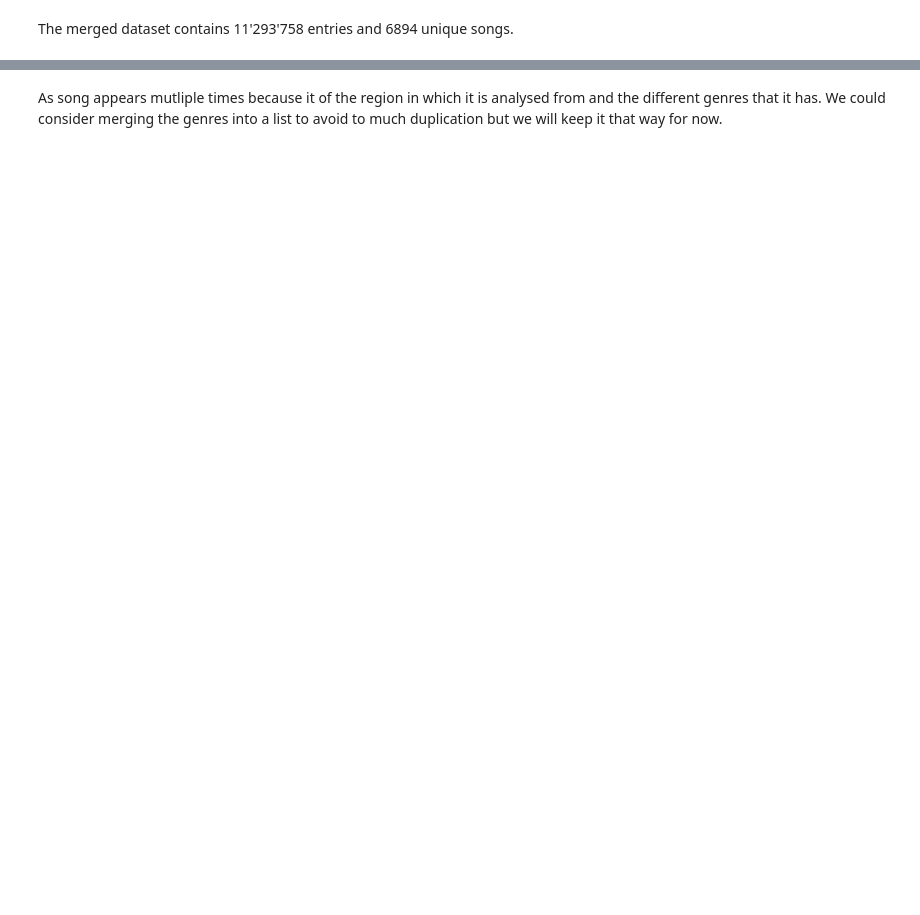
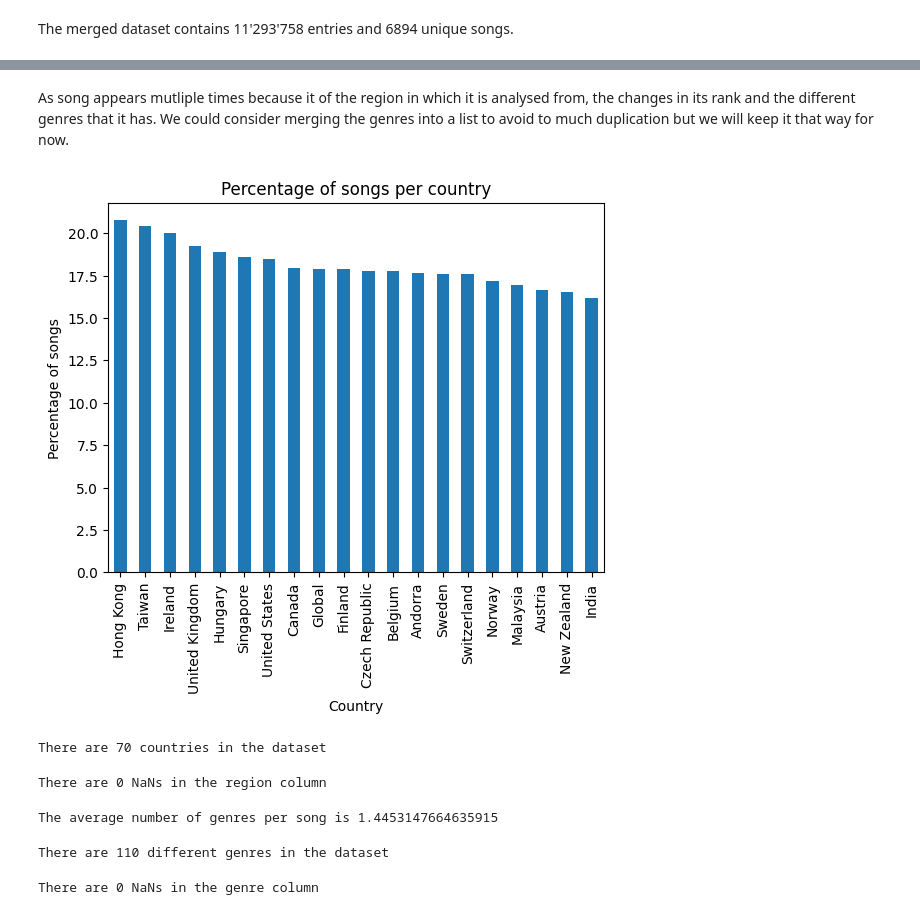
Before and after one commit to com-480-data-visualization/com-480-TnT, a Jupyter notebook: data_exploration.ipynb, the cells around one changed output, grey strips where cells are left out. Drawn from its saved outputs; the diff is of its cells as text; code cells hidden in the pictures; blank space fills up the shorter version.

Commit message:
Update readme with graphs and upload jupyter notebook

```diff
--- a/data_exploration.ipynb
+++ b/data_exploration.ipynb
@@ -80,2 +196,50 @@ grouped_pd.get_group(list(grouped_pd.groups.keys())[0])
 # %% [markdown]
-As song appears mutliple times because it of the region in which it is analysed from and the different genres that it has. We could consider merging the genres into a list to avoid to much duplication but we will keep it that way for now.
+As song appears mutliple times because it of the region in which it is analysed from, the changes in its rank and the different genres that it has. We could consider merging the genres into a list to avoid to much duplication but we will keep it that way for now.
+# %%
+# Plot the number of songs per country
+grouped_pd = merged_pd.groupby("region")
+# Count the number of songs per country
+songs_per_country = grouped_pd.track_id.nunique()
+# Sort to keep the top 20
+songs_per_country = songs_per_country.sort_values(ascending=False)[:20]
+# Convert to percentage
+songs_per_country = songs_per_country / merged_pd.track_id.nunique() * 100
+# Plot the bar chart
+songs_per_country.plot(kind="bar")
+plt.xlabel("Country")
+plt.ylabel("Percentage of songs")
+plt.title("Percentage of songs per country")
+# Save the plott
+plt.savefig("songs_per_country.png", bbox_inches='tight')
+# %% [output]
+[figure, added]
+# %%
+# Print the number of countries
+print(f"There are {len(grouped_pd.groups)} countries in the dataset")
+# %% [output]
+There are 70 countries in the dataset
+# %%
+# Count the number of NaNs in the region column
+print(f"There are {merged_pd.region.isna().sum()} NaNs in the region column")
+# %% [output]
+There are 0 NaNs in the region column
+# %%
+# Count the average amount of genre per song
+grouped_pd = merged_pd.groupby("track_id")
+# Count the number of genres per song
+genres_per_song = grouped_pd.track_genre.nunique()
+# Compute the average
+print(f"The average number of genres per song is {genres_per_song.mean()}")
+# %% [output]
+The average number of genres per song is 1.4453147664635915
+# %%
+# Count the different genres
+genres = merged_pd.track_genre.unique()
+print(f"There are {len(genres)} different genres in the dataset")
+# %% [output]
+There are 110 different genres in the dataset
+# %%
+# Count the number of NaNs in the genre colummn
+print(f"There are {merged_pd.track_genre.isna().sum()} NaNs in the genre column")
+# %% [output]
+There are 0 NaNs in the genre column
```
Also changed, not shown: parts of 24 cells of this notebook, 4 other files.
